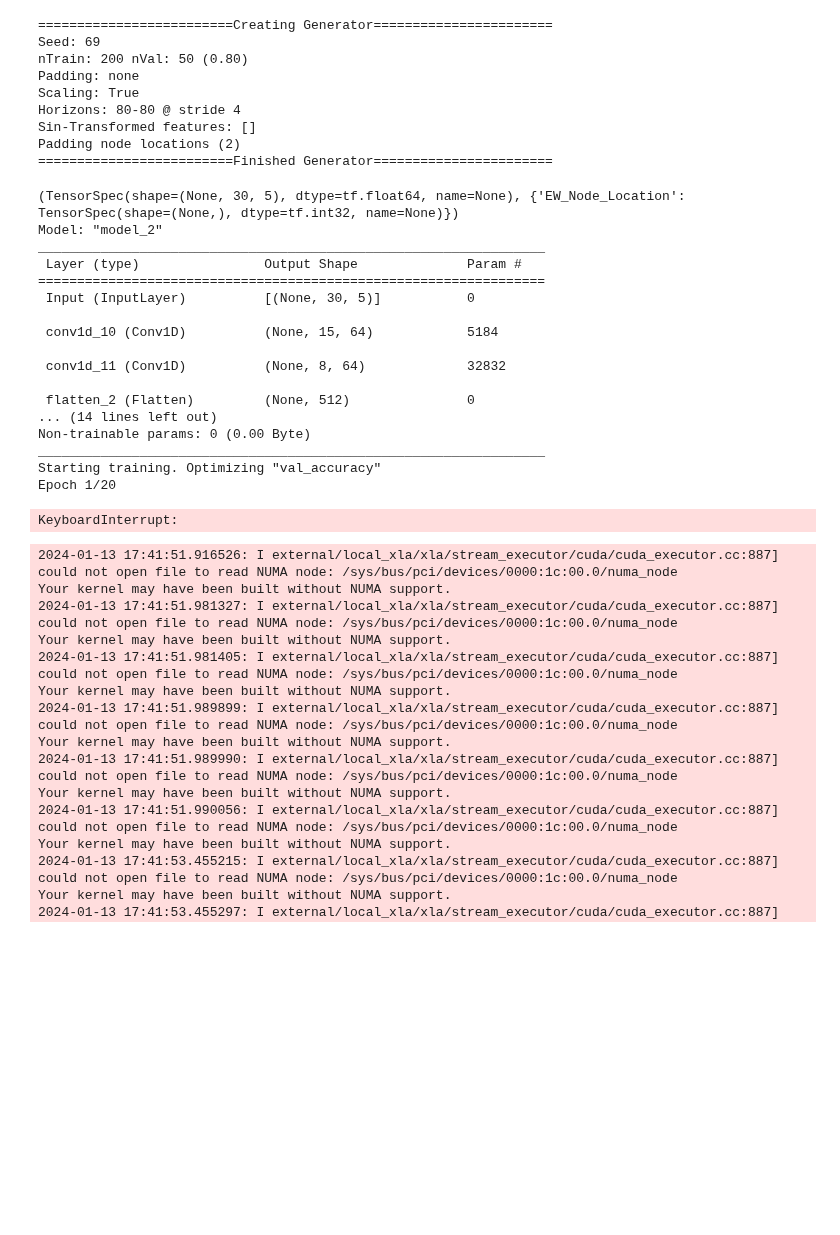
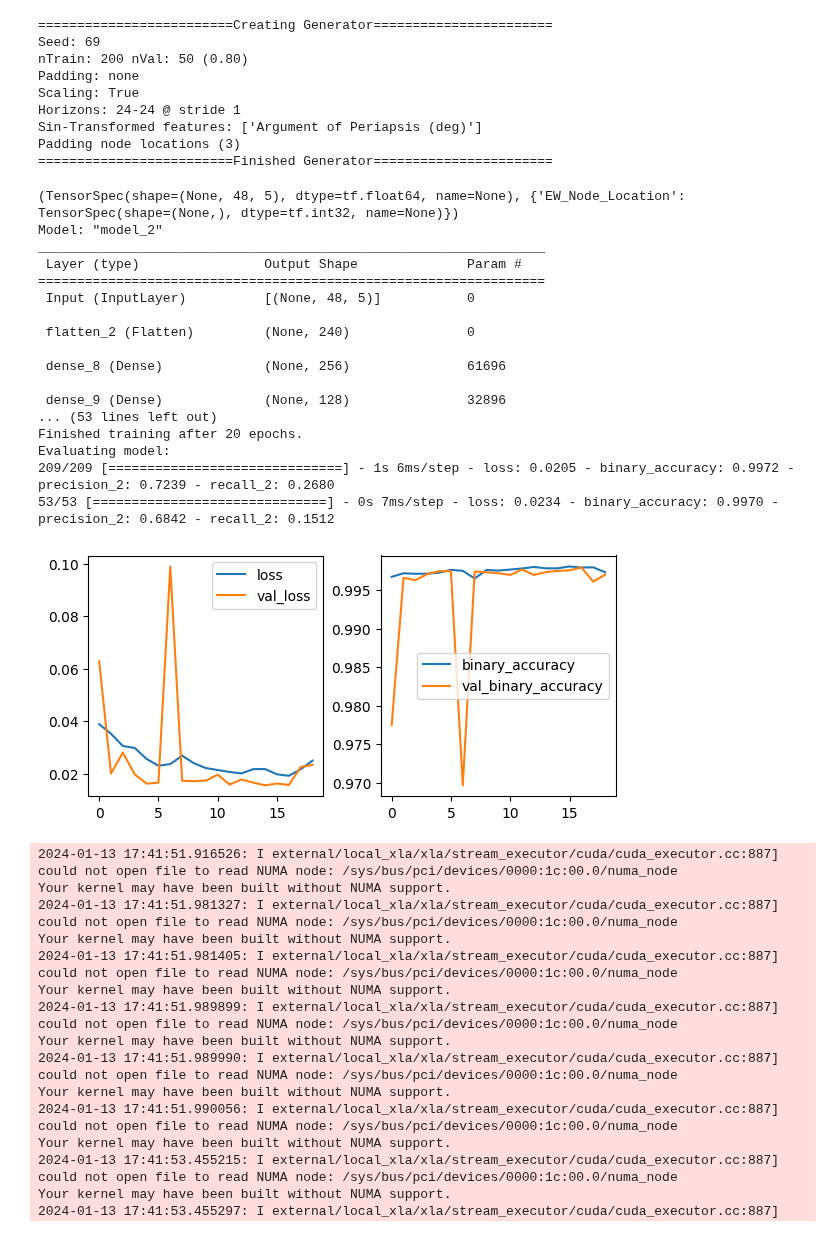
Before and after one commit to DavidBaldsiefen/splid-challenge, a Jupyter notebook: node_localizer.ipynb, the cells around one changed output. Saved outputs shown, nothing was run; the diff lists cells and outputs as text; code cells hidden in the pictures; blank space fills up the shorter version.

```diff
--- a/node_localizer.ipynb
+++ b/node_localizer.ipynb
@@ -41,67 +41,63 @@ ns_input_features = ['Eccentricity', 'Semimajor Axis (m)', 'RAAN (deg)', 'Inclin
 
 
 utils.set_random_seed(42)
-# ds_gen_ew = datahandler.DatasetGenerator(split_df=split_dataframes, input_features=ew_input_features,
+ds_gen_ew = datahandler.DatasetGenerator(split_df=split_dataframes, input_features=ew_input_features,
+                                      with_labels=True, pad_location_labels=3,
+                                      train_val_split=0.8, input_stride=1, padding='none',
+                                      transform_features=True,
+                                      input_history_steps=24, input_future_steps=24, seed=69)
+
+# ds_gen_ns = datahandler.DatasetGenerator(split_df=split_dataframes, input_features=ns_input_features,
 #                                       with_labels=True, pad_location_labels=2,
-#                                       train_val_split=0.8, input_stride=2, padding='none',
+#                                       train_val_split=0.8, input_stride=4, padding='none',
 #                                       transform_features=True,
-#                                       input_history_steps=60, input_future_steps=60, seed=69)
-
-ds_gen_ns = datahandler.DatasetGenerator(split_df=split_dataframes, input_features=ns_input_features,
-                                      with_labels=True, pad_location_labels=2,
-                                      train_val_split=0.8, input_stride=4, padding='none',
-                                      transform_features=True,
-                                      input_history_steps=80, input_future_steps=80, seed=69)
+#                                       input_history_steps=80, input_future_steps=80, seed=69)
 # %% [output]
 =========================Creating Generator=======================
 Seed: 69
 nTrain: 200 nVal: 50 (0.80)
 Padding: none
 Scaling: True
-Horizons: 80-80 @ stride 4
-Sin-Transformed features: []
-Padding node locations (2)
+Horizons: 24-24 @ stride 1
+Sin-Transformed features: ['Argument of Periapsis (deg)']
+Padding node locations (3)
 =========================Finished Generator=======================
 # %%
-train_ew, val_ew = ds_gen_ew.get_datasets(512, label_features=['EW_Node_Location'], shuffle=True, stride=1)
+train_ew, val_ew = ds_gen_ew.get_datasets(512, label_features=['EW_Node_Location'], shuffle=True, stride=4)
 
 print(train_ew.element_spec)
 
 # TODO: make localizer its one class, with proper binary output so that different metrics can be evaluated live
 #dense_model = prediction_models.Dense_NN(train_combined, conv1d_layers=[[64,32],[32,16]], dense_layers=[64,32], l2_reg=0.0001, mixed_dropout=0.1, lr_scheduler=[30000,0.8], seed=0)
-model_ew = prediction_models.Dense_NN(val_ew, conv1d_layers=[[64,16],[64,8]], dense_layers=[256,128,64,32], l2_reg=0.0, mixed_dropout=0.0, lr_scheduler=[], seed=0)
+model_ew = prediction_models.Dense_NN(val_ew, conv1d_layers=[], dense_layers=[256,128,64,32], l2_reg=0.0, mixed_dropout=0.0, lr_scheduler=[], seed=0)
 #dense_model = prediction_models.CNN(train_combined, conv_layers=[[64,6],[64,3],[64,3]], l2_reg=0.001, mixed_dropout=0.15, lr_scheduler=[20000,0.8], seed=0)
 #model_ew = prediction_models.LSTM_NN(val_ew, input_dropout=0.0, mixed_dropout=0.1, lstm_layers=[128,64], dense_layers=[32,16], l2_reg=0.0001, lr_scheduler=[], seed=1)
 
 train_ew = train_ew.map(lambda x,y:(x,y['EW_Node_Location']))
 val_ew = val_ew.map(lambda x,y:(x,y['EW_Node_Location'])) # temporary fix to allow class weights
 
 model_ew.summary()
-hist = model_ew.fit(train_ew, val_ds=val_ew, epochs=20, verbose=1, plot_hist=False, class_weight={0: 1.0, 1: 1.0}, callbacks=[])
-model_ew.model.save('models/ew_localizer.hdf5')
-
-model_ew.plot_hist(hist, [k for k in hist.history.keys() if 'loss' in k])
-model_ew.plot_hist(hist, [k for k in hist.history.keys() if 'accuracy' in k])
-model_ew.plot_hist(hist, [k for k in hist.history.keys() if 'recall' in k])
+hist = model_ew.fit(train_ew, val_ds=val_ew, epochs=20, verbose=1, plot_hist=True, class_weight={0: 1.0, 1: 2.0}, callbacks=[])
+#model_ew.model.save('models/ew_localizer.hdf5')
 # %% [output]
-(TensorSpec(shape=(None, 30, 5), dtype=tf.float64, name=None), {'EW_Node_Location': TensorSpec(shape=(None,), dtype=tf.int32, name=None)})
+(TensorSpec(shape=(None, 48, 5), dtype=tf.float64, name=None), {'EW_Node_Location': TensorSpec(shape=(None,), dtype=tf.int32, name=None)})
 Model: "model_2"
 _________________________________________________________________
  Layer (type)                Output Shape              Param #
 =================================================================
- Input (InputLayer)          [(None, 30, 5)]           0
+ Input (InputLayer)          [(None, 48, 5)]           0
 
- conv1d_10 (Conv1D)          (None, 15, 64)            5184
+ flatten_2 (Flatten)         (None, 240)               0
 
- conv1d_11 (Conv1D)          (None, 8, 64)             32832
+ dense_8 (Dense)             (None, 256)               61696
 
- flatten_2 (Flatten)         (None, 512)               0
-... (14 lines left out)
-Non-trainable params: 0 (0.00 Byte)
-_________________________________________________________________
-Starting training. Optimizing "val_accuracy"
-Epoch 1/20
+ dense_9 (Dense)             (None, 128)               32896
+... (53 lines left out)
+Finished training after 20 epochs.
+Evaluating model:
+209/209 [==============================] - 1s 6ms/step - loss: 0.0205 - binary_accuracy: 0.9972 - precision_2: 0.7239 - recall_2: 0.2680
+53/53 [==============================] - 0s 7ms/step - loss: 0.0234 - binary_accuracy: 0.9970 - precision_2: 0.6842 - recall_2: 0.1512
-KeyboardInterrupt:
+[figure, added]
 # %%
 train_ns, val_ns = ds_gen_ns.get_datasets(512, label_features=['NS_Node_Location'], shuffle=True, stride=1)
 
```
Also changed, not shown: parts of 3 cells of this notebook, 2 other files.
